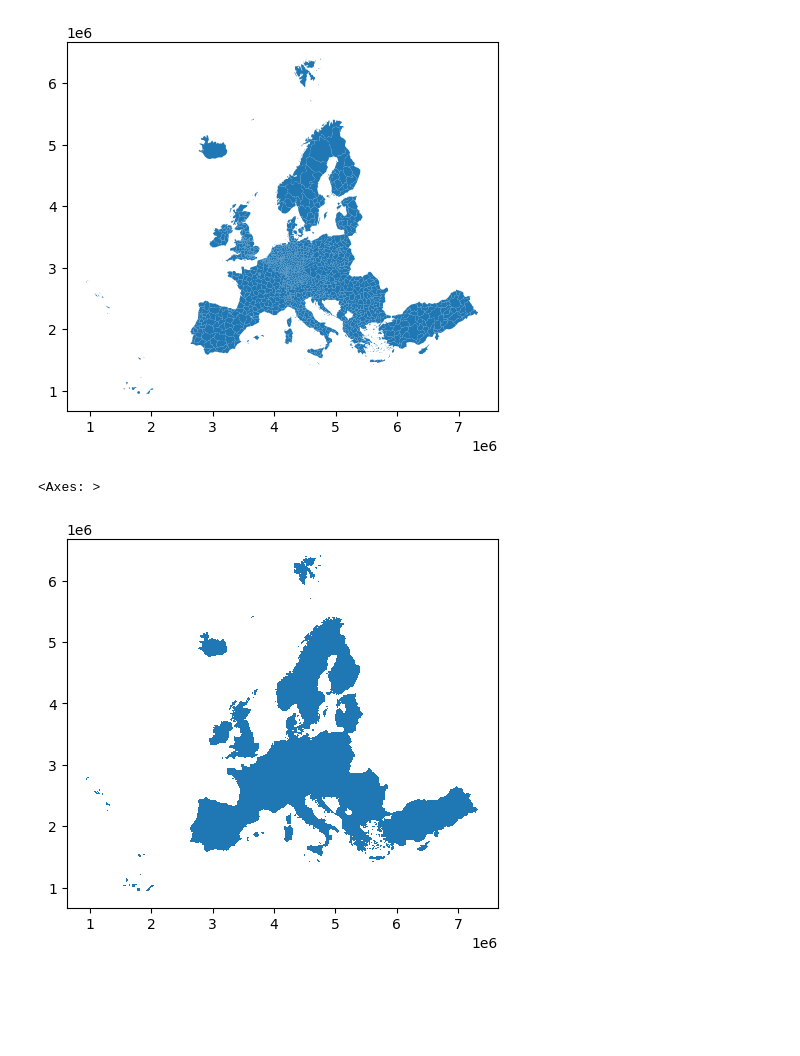
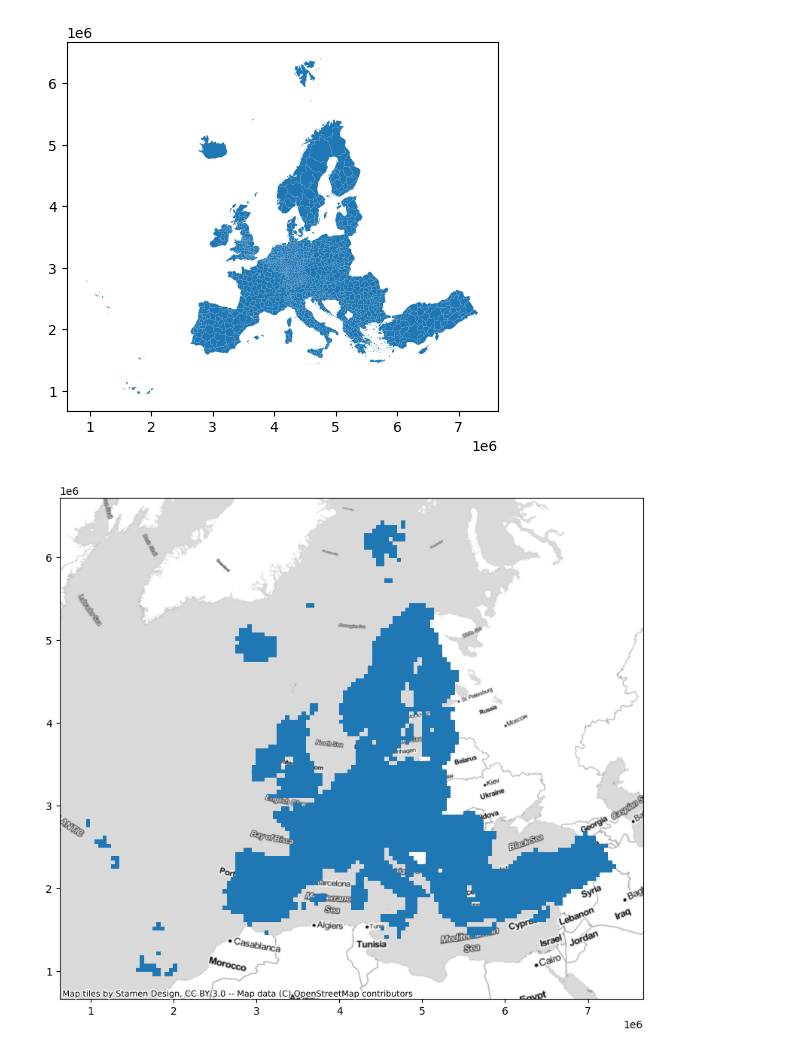
Before and after one commit to sebastianrohr/geocv, a Jupyter notebook: src/europe_iamges.ipynb, the cells around one changed output. Saved outputs shown, nothing was run; the diff lists cells and outputs as text; code cells hidden in the pictures; blank space fills up the shorter version.

Commit message:
coordinates from grids

```diff
--- a/src/europe_iamges.ipynb
+++ b/src/europe_iamges.ipynb
@@ -56,8 +57,8 @@ from tqdm import tqdm
 # %%
 xmin, ymin, xmax, ymax = european_regions.total_bounds
 
-length = 10000
-wide = 10000
+length = 50000
+wide = 50000
 
 cols = list(np.arange(xmin, xmax + wide, wide))
 rows = list(np.arange(ymin, ymax + length, length))
@@ -73,9 +74,12 @@ europe_grid = gpd.sjoin(grid, europe, how='inner', predicate='intersects')
 # %%
 # remove duplicate gemoetries
 europe_grid = europe_grid.drop_duplicates(subset=['geometry'])
-# %%
-europe_grid.plot()
-# %% [output]
-<Axes: >
-[figure, removed]
+# %%
+# plot europegrid with a basemap
+fig, ax = plt.subplots(figsize=(10, 10))
+europe_grid.plot(ax=ax)
+ctx.add_basemap(ax, crs=europe_grid.crs.to_string(), source=ctx.providers.Stamen.TonerLite)
+plt.show()
+# %% [output]
+[figure, added]
 # %%
```
Also changed, not shown: parts of 12 cells of this notebook.
